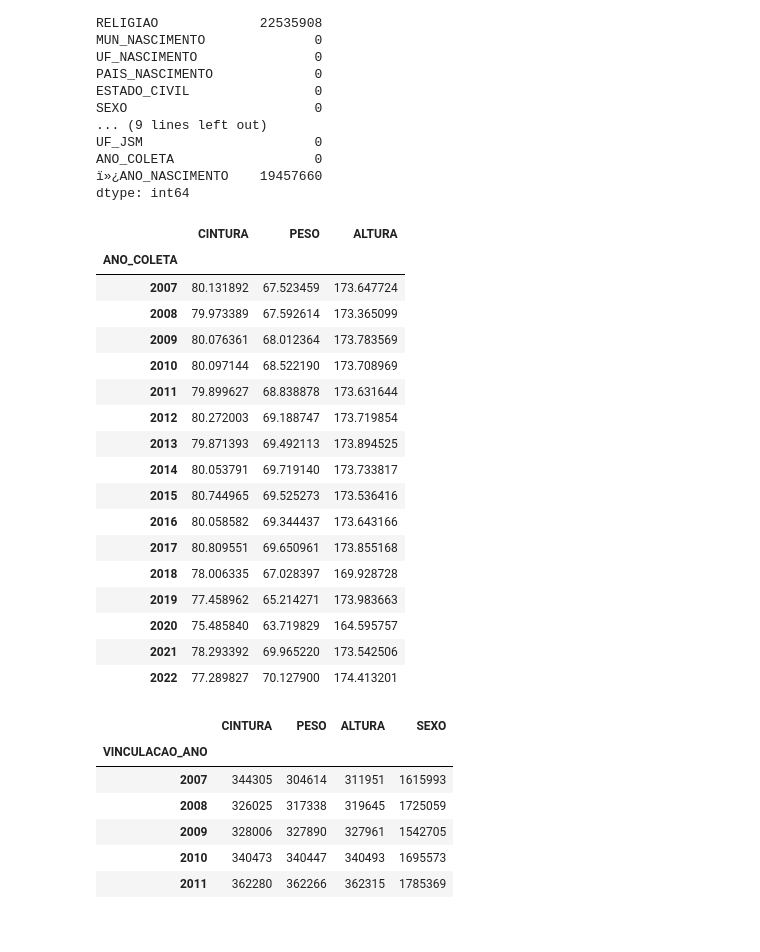
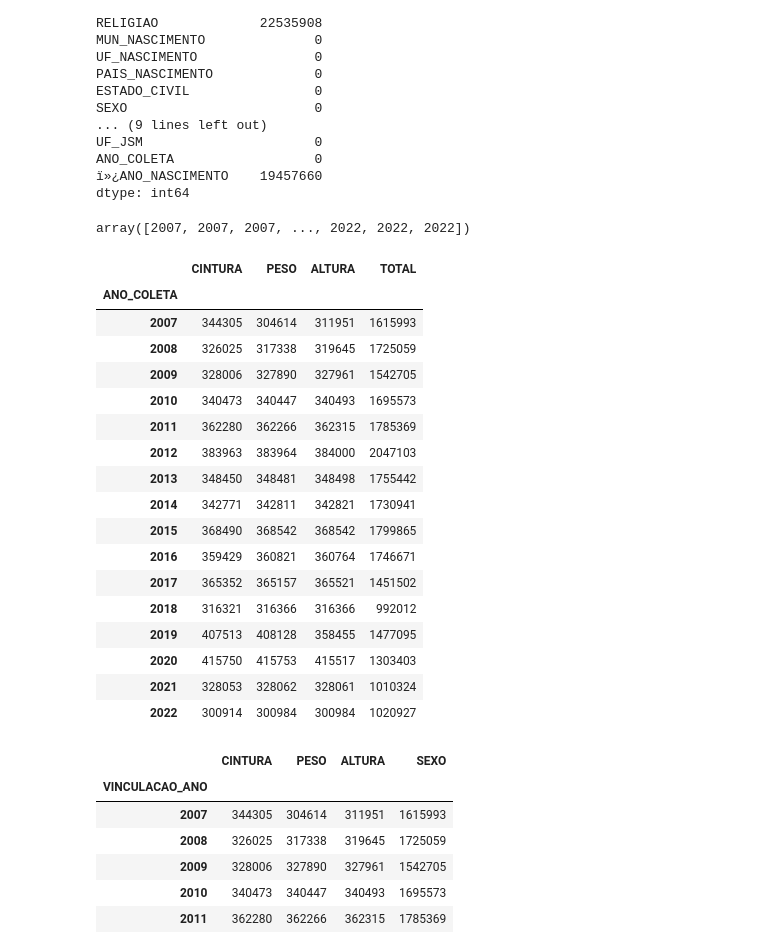
Before and after one commit to antoniobrych/GovDataProj, a Jupyter notebook: analysis.ipynb, the cells around one changed output. Drawn from its saved outputs; the diff is of its cells as text; code cells hidden in the pictures.

```diff
--- a/analysis.ipynb
+++ b/analysis.ipynb
@@ -63,27 +61,32 @@ UF_JSM                      0
 ANO_COLETA                  0
 ï»¿ANO_NASCIMENTO    19457660
 dtype: int64
+# %%
+df['TOTAL'].values
+# %% [output]
+array([2007, 2007, 2007, ..., 2022, 2022, 2022])
 # %%
-df[['ANO_COLETA','CINTURA','PESO','ALTURA']].set_index('ANO_COLETA').groupby(level='ANO_COLETA').mean()
+df['TOTAL'] = df['ANO_COLETA'].copy()
+df[['ANO_COLETA','CINTURA','PESO','ALTURA','TOTAL']].set_index('ANO_COLETA').groupby(level='ANO_COLETA').count()
 # %% [output]
-|  | CINTURA | PESO | ALTURA |
-| ANO_COLETA |  |  |  |
-| 2007 | 80.131892 | 67.523459 | 173.647724 |
-| 2008 | 79.973389 | 67.592614 | 173.365099 |
-| 2009 | 80.076361 | 68.012364 | 173.783569 |
-| 2010 | 80.097144 | 68.522190 | 173.708969 |
-| 2011 | 79.899627 | 68.838878 | 173.631644 |
-| 2012 | 80.272003 | 69.188747 | 173.719854 |
-| 2013 | 79.871393 | 69.492113 | 173.894525 |
-| 2014 | 80.053791 | 69.719140 | 173.733817 |
-| 2015 | 80.744965 | 69.525273 | 173.536416 |
-| 2016 | 80.058582 | 69.344437 | 173.643166 |
-| 2017 | 80.809551 | 69.650961 | 173.855168 |
-| 2018 | 78.006335 | 67.028397 | 169.928728 |
-| 2019 | 77.458962 | 65.214271 | 173.983663 |
-| 2020 | 75.485840 | 63.719829 | 164.595757 |
-| 2021 | 78.293392 | 69.965220 | 173.542506 |
-| 2022 | 77.289827 | 70.127900 | 174.413201 |
+|  | CINTURA | PESO | ALTURA | TOTAL |
+| ANO_COLETA |  |  |  |  |
+| 2007 | 344305 | 304614 | 311951 | 1615993 |
+| 2008 | 326025 | 317338 | 319645 | 1725059 |
+| 2009 | 328006 | 327890 | 327961 | 1542705 |
+| 2010 | 340473 | 340447 | 340493 | 1695573 |
+| 2011 | 362280 | 362266 | 362315 | 1785369 |
+| 2012 | 383963 | 383964 | 384000 | 2047103 |
+| 2013 | 348450 | 348481 | 348498 | 1755442 |
+| 2014 | 342771 | 342811 | 342821 | 1730941 |
+| 2015 | 368490 | 368542 | 368542 | 1799865 |
+| 2016 | 359429 | 360821 | 360764 | 1746671 |
+| 2017 | 365352 | 365157 | 365521 | 1451502 |
+| 2018 | 316321 | 316366 | 316366 | 992012 |
+| 2019 | 407513 | 408128 | 358455 | 1477095 |
+| 2020 | 415750 | 415753 | 415517 | 1303403 |
+| 2021 | 328053 | 328062 | 328061 | 1010324 |
+| 2022 | 300914 | 300984 | 300984 | 1020927 |
 # %%
 df[['VINCULACAO_ANO','CINTURA','PESO','ALTURA','SEXO']].set_index('VINCULACAO_ANO').groupby(level='VINCULACAO_ANO').count()
 # %% [output]
```
Also changed, not shown: parts of 5 cells of this notebook, 4 other files.
